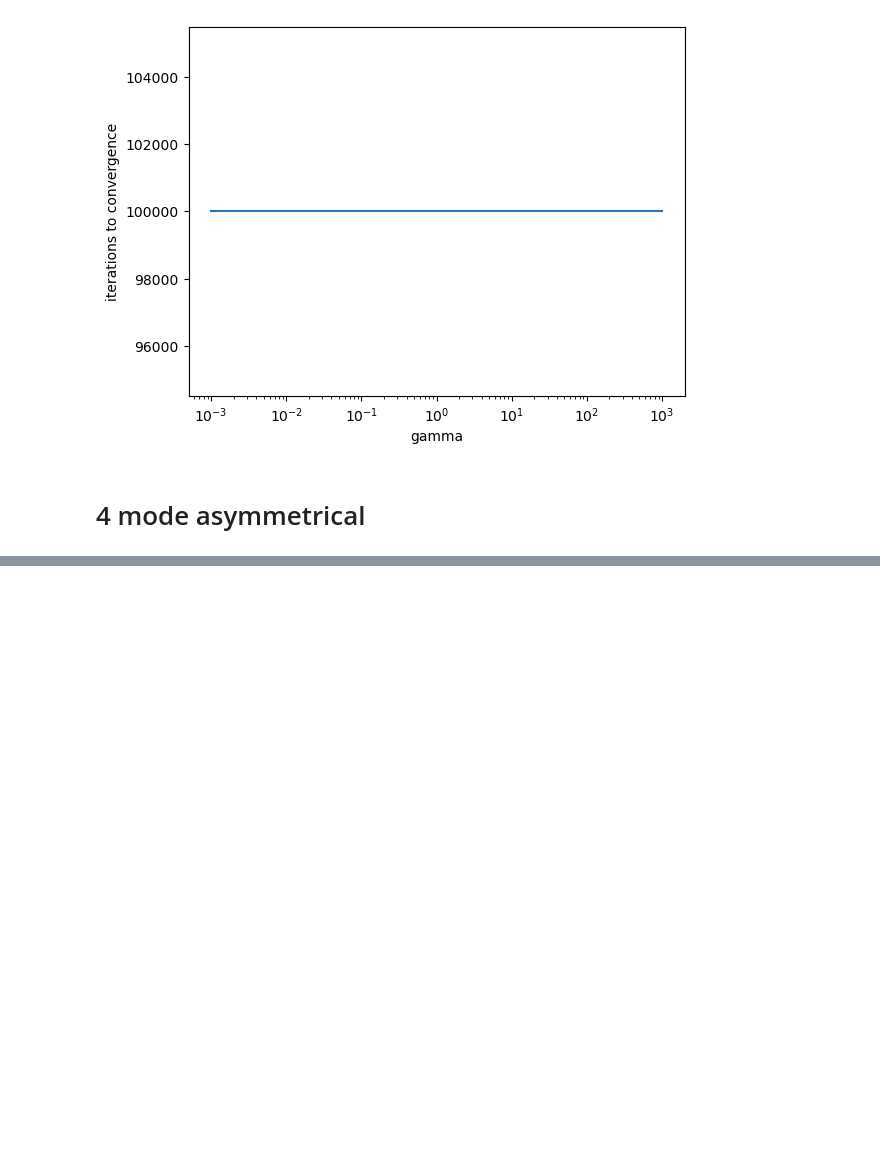
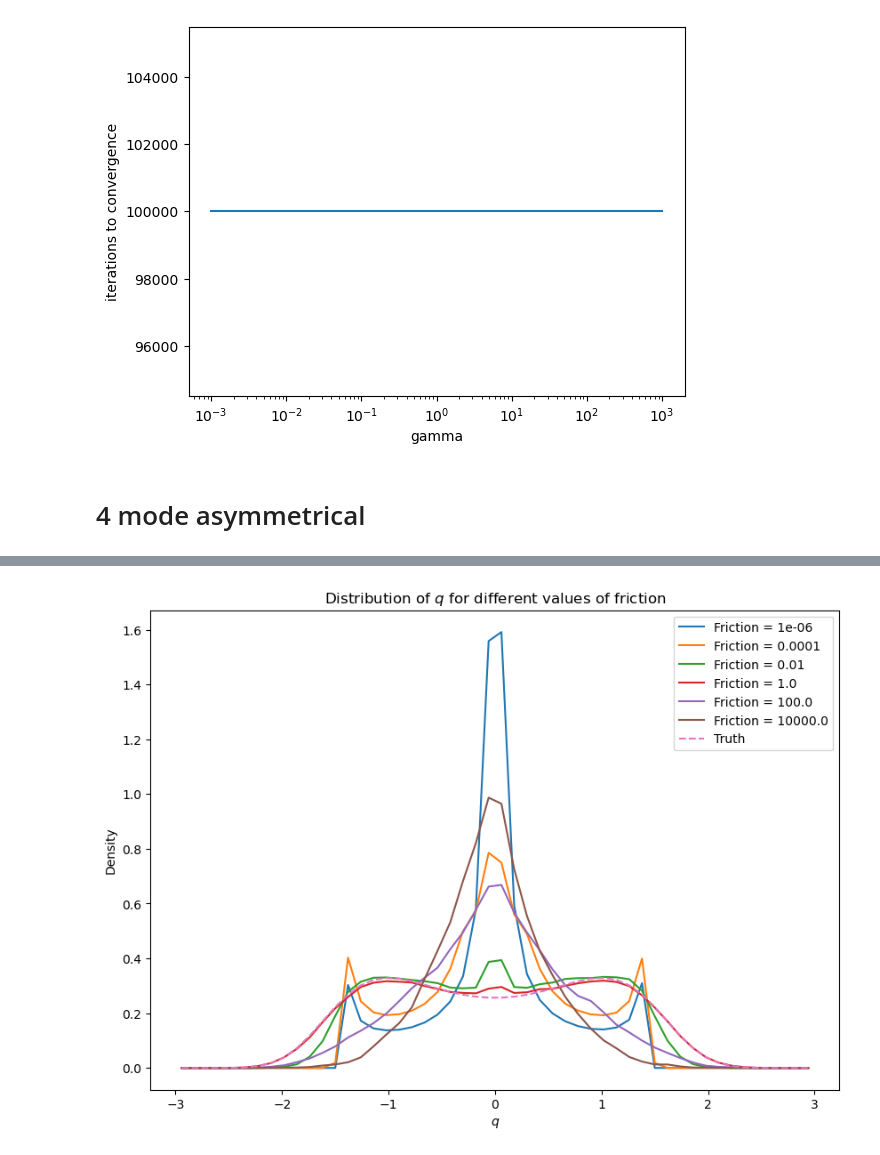
Before and after one commit to ktadgh/Langevin-Dynamics, a Jupyter notebook: OBABO.ipynb, the cells around one changed output, grey strips where cells are left out. Drawn from its saved outputs; the diff is of its cells as text; code cells hidden in the pictures; blank space fills up the shorter version.

Commit message:
Fixed BAOAB

```diff
--- a/OBABO.ipynb
+++ b/OBABO.ipynb
@@ -196,5 +196,11 @@ def force(q):
     F = q - q**3
     return F
 
-baoab_step = jf.make_obabo(force)
+baoab_step = jf.make_baoab(force)
 BAOAB = jf.Scheme(baoab_step, force, U)
+# %%
+start_time =time.time()
+BAOAB.friction_graph(5000, 0.01, 1000, gammas)
+end_time = time.time()
+print(f"Time Elapsed: {end_time-start_time}")
+# %% [output]
@@ -201,3 +208,4 @@ BAOAB = jf.Scheme(baoab_step, force, U)
+[figure, added]
 # %%
 start_time =time.time()
 BAOAB.friction_graph(1000, 0.01, 1000, gammas)
```
Also changed, not shown: parts of 3 cells of this notebook, 1 other file.
